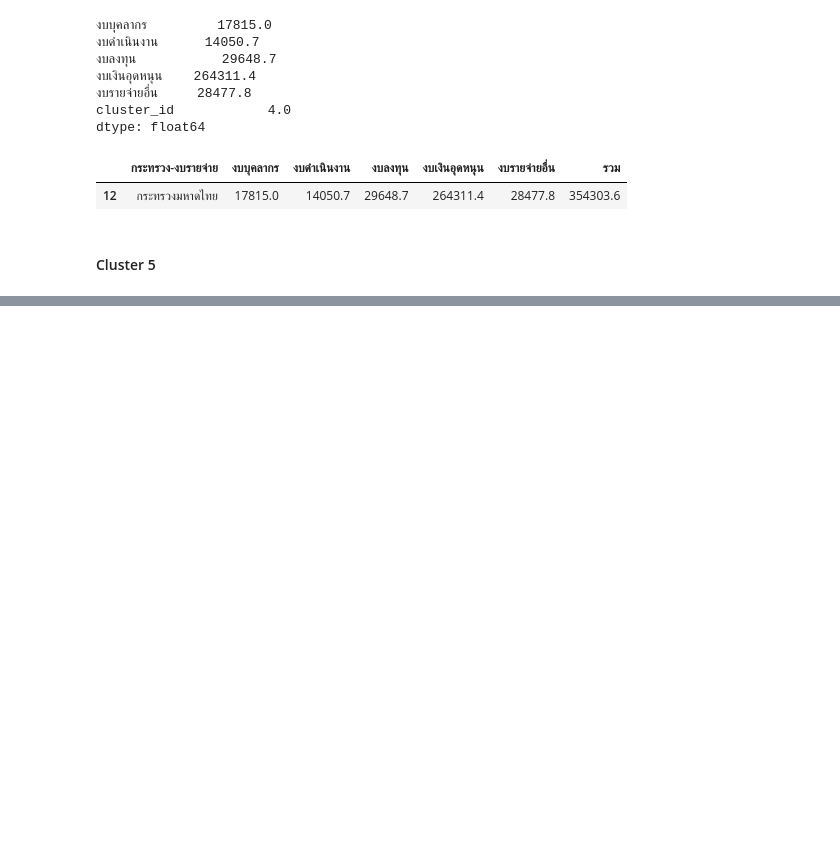
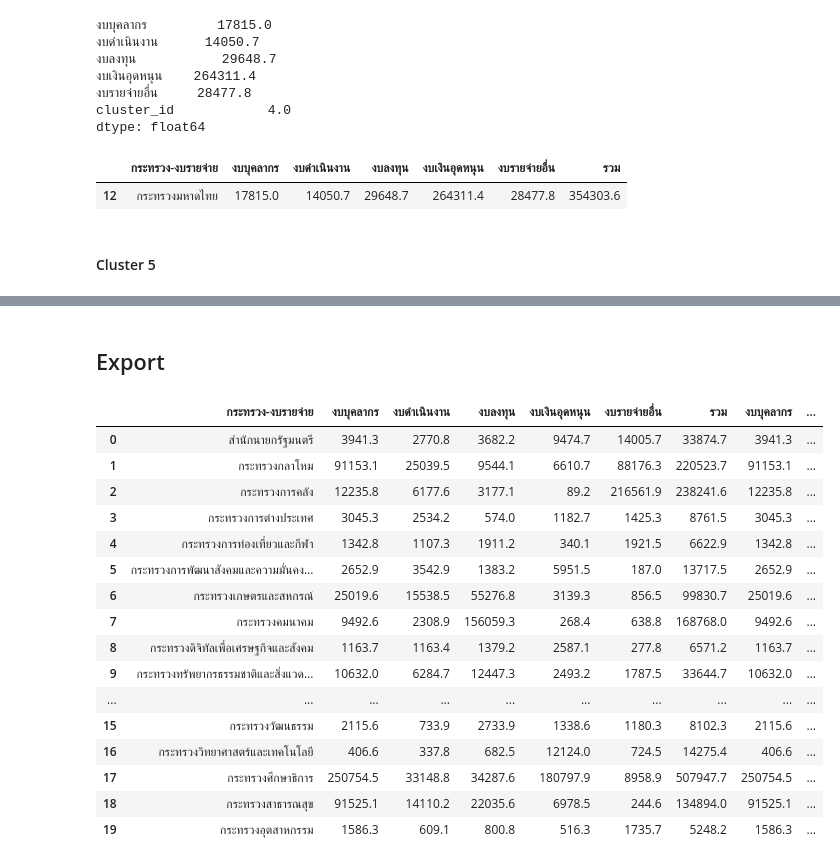
Before and after one commit to tamitamaboom/stat_assignment2, a Jupyter notebook: clustering/kmeans(61).ipynb, the cells around one changed output, grey strips where cells are left out. Cells and saved outputs as stored; diff of their text form; code cells hidden in the pictures; blank space fills up the shorter version.

```diff
--- a/clustering/kmeans(61).ipynb
+++ b/clustering/kmeans(61).ipynb
@@ -327,0 +328,23 @@ df[ddf.cluster_id==5]
+# %% [markdown]
+## Export
+# %%
+show = pd.concat([df, ddf], axis=1, join="inner")
+show
+# %% [output]
+|  | กระทรวง-งบรายจ่าย | งบบุคลากร | งบดําเนินงาน | งบลงทุน | งบเงินอุดหนุน | งบรายจ่ายอื่น | รวม | งบบุคลากร | ... |
+| 0 | สำนักนายกรัฐมนตรี | 3941.3 | 2770.8 | 3682.2 | 9474.7 | 14005.7 | 33874.7 | 3941.3 | ... |
+| 1 | กระทรวงกลาโหม | 91153.1 | 25039.5 | 9544.1 | 6610.7 | 88176.3 | 220523.7 | 91153.1 | ... |
+| 2 | กระทรวงการคลัง | 12235.8 | 6177.6 | 3177.1 | 89.2 | 216561.9 | 238241.6 | 12235.8 | ... |
+| 3 | กระทรวงการต่างประเทศ | 3045.3 | 2534.2 | 574.0 | 1182.7 | 1425.3 | 8761.5 | 3045.3 | ... |
+| 4 | กระทรวงการท่องเที่ยวและกีฬา | 1342.8 | 1107.3 | 1911.2 | 340.1 | 1921.5 | 6622.9 | 1342.8 | ... |
+| 5 | กระทรวงการพัฒนาสังคมและความมั่นคง... | 2652.9 | 3542.9 | 1383.2 | 5951.5 | 187.0 | 13717.5 | 2652.9 | ... |
+| 6 | กระทรวงเกษตรและสหกรณ์ | 25019.6 | 15538.5 | 55276.8 | 3139.3 | 856.5 | 99830.7 | 25019.6 | ... |
+| 7 | กระทรวงคมนาคม | 9492.6 | 2308.9 | 156059.3 | 268.4 | 638.8 | 168768.0 | 9492.6 | ... |
+| 8 | กระทรวงดิจิทัลเพื่อเศรษฐกิจและสังคม | 1163.7 | 1163.4 | 1379.2 | 2587.1 | 277.8 | 6571.2 | 1163.7 | ... |
+| 9 | กระทรวงทรัพยากรธรรมชาติและสิ่งแวด... | 10632.0 | 6284.7 | 12447.3 | 2493.2 | 1787.5 | 33644.7 | 10632.0 | ... |
+| ... | ... | ... | ... | ... | ... | ... | ... | ... | ... |
+| 15 | กระทรวงวัฒนธรรม | 2115.6 | 733.9 | 2733.9 | 1338.6 | 1180.3 | 8102.3 | 2115.6 | ... |
+| 16 | กระทรวงวิทยาศาสตร์และเทคโนโลยี | 406.6 | 337.8 | 682.5 | 12124.0 | 724.5 | 14275.4 | 406.6 | ... |
+| 17 | กระทรวงศึกษาธิการ | 250754.5 | 33148.8 | 34287.6 | 180797.9 | 8958.9 | 507947.7 | 250754.5 | ... |
+| 18 | กระทรวงสาธารณสุข | 91525.1 | 14110.2 | 22035.6 | 6978.5 | 244.6 | 134894.0 | 91525.1 | ... |
+| 19 | กระทรวงอุตสาหกรรม | 1586.3 | 609.1 | 800.8 | 516.3 | 1735.7 | 5248.2 | 1586.3 | ... |
```
Also changed, not shown: parts of 13 cells of this notebook, 3 other files.
